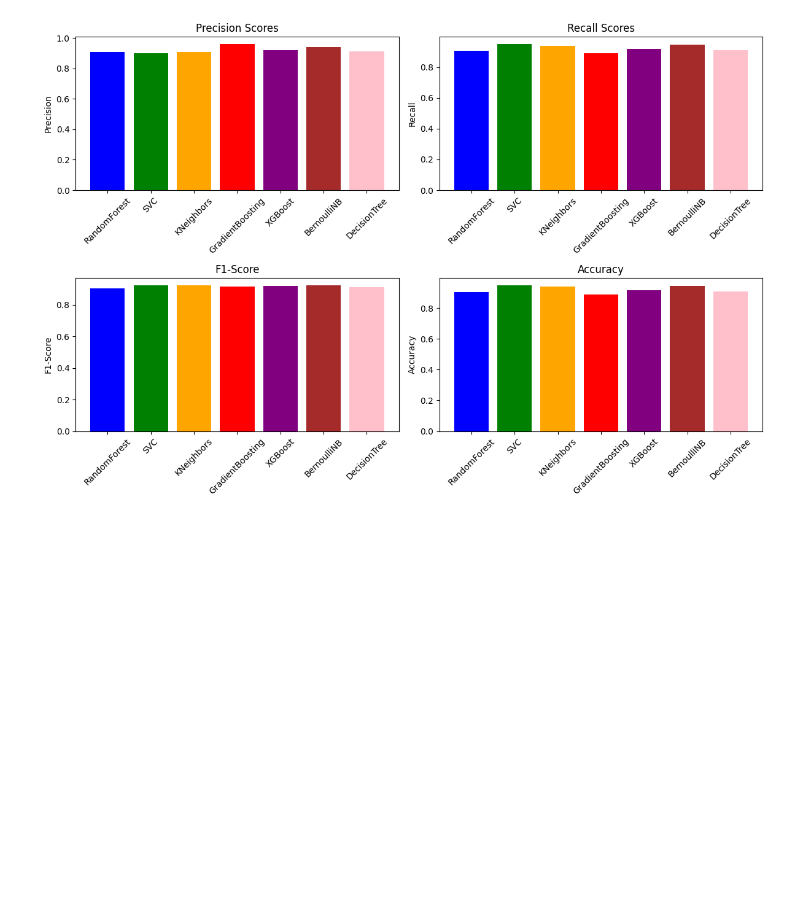
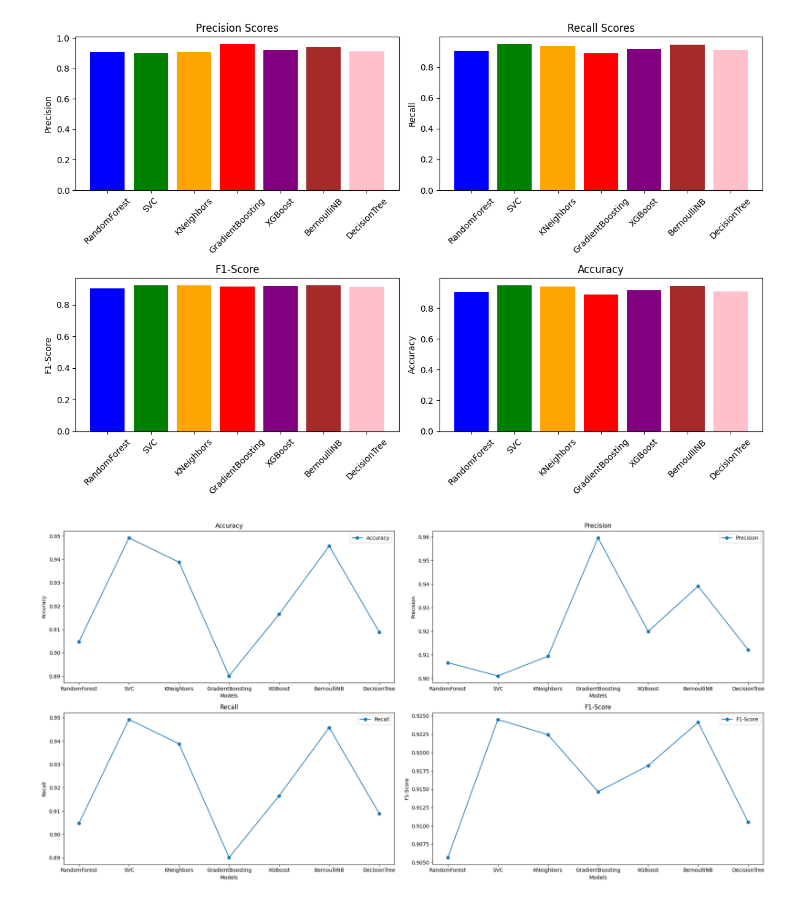
Before and after one commit to aashishops/Thyroid-Performance-Analysis, a Jupyter notebook: src/model_comp.ipynb, the cells around one changed output. Cells and saved outputs as stored; diff of their text form; code cells hidden in the pictures; blank space fills up the shorter version.

Commit message:
line graphs

```diff
--- a/src/model_comp.ipynb
+++ b/src/model_comp.ipynb
@@ -88,5 +84,6 @@ precision_scores
 # %%
 colors = ['blue', 'green', 'orange', 'red', 'purple', 'brown', 'pink']
+models = models.keys()
 # %%
 fig, axs = plt.subplots(2, 2, figsize=(12, 8))
 
@@ -119,3 +111,35 @@ plt.tight_layout()
 plt.show()
 # %% [output]
 [figure]
+# %%
+fig, axes = plt.subplots(2, 2, figsize=(20, 10))
+
+axes[0, 0].plot(models, accuracy_scores, label='Accuracy', marker='o')
+axes[0, 0].set_xlabel("Models")
+axes[0, 0].set_ylabel("Accuracy")
+axes[0, 0].set_title("Accuracy")
+axes[0, 0].legend()
+
+axes[0, 1].plot(models, precision_scores, label='Precision', marker='o')
+axes[0, 1].set_xlabel("Models")
+axes[0, 1].set_ylabel("Precision")
+axes[0, 1].set_title("Precision")
+axes[0, 1].legend()
+
+axes[1, 0].plot(models, recall_scores, label='Recall', marker='o')
+axes[1, 0].set_xlabel("Models")
+axes[1, 0].set_ylabel("Recall")
+axes[1, 0].set_title("Recall")
+axes[1, 0].legend()
+
+axes[1, 1].plot(models, f1_scores, label='F1-Score', marker='o')
+axes[1, 1].set_xlabel("Models")
+axes[1, 1].set_ylabel("F1-Score")
+axes[1, 1].set_title("F1-Score")
+axes[1, 1].legend()
+
+plt.tight_layout()
+
+plt.show()
+# %% [output]
+[figure, added]
```
Also changed, not shown: parts of 5 cells of this notebook.
